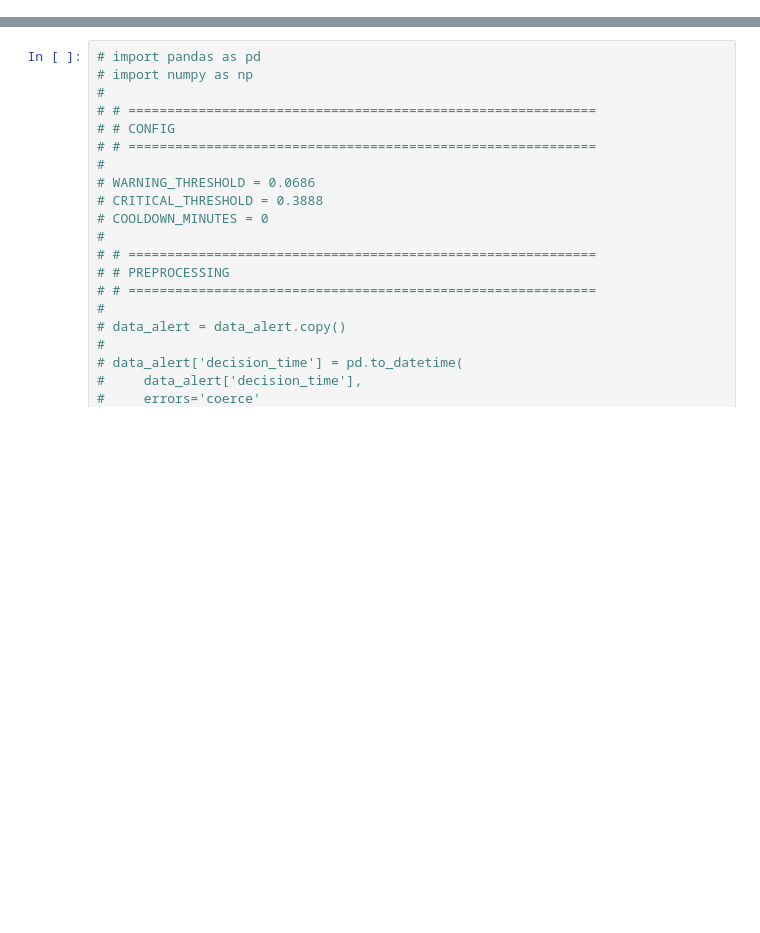
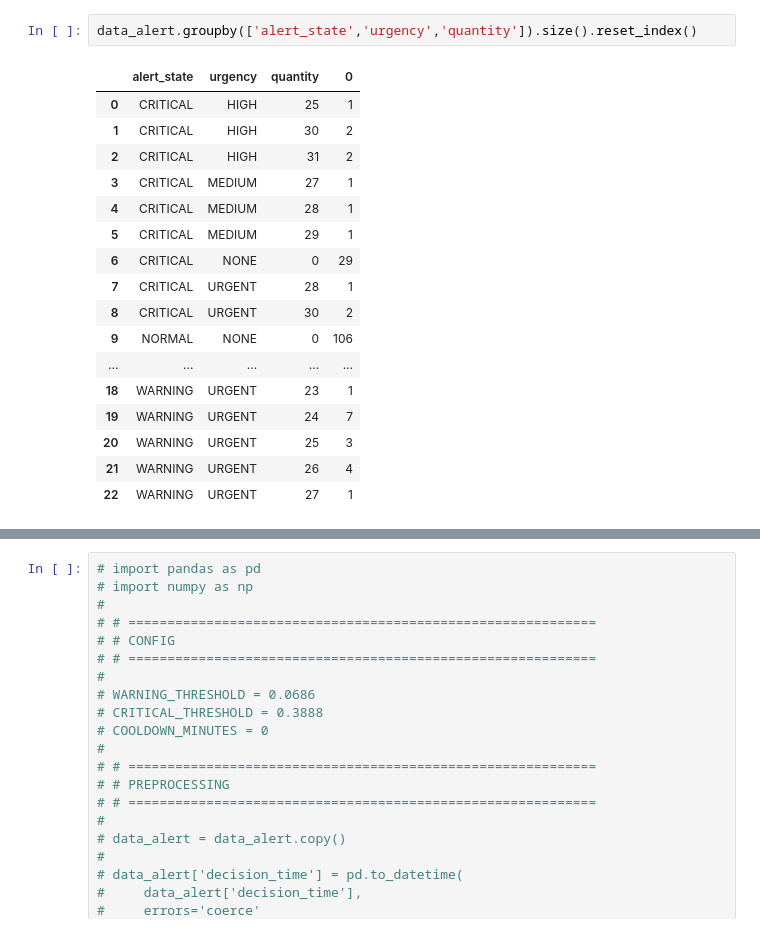
Before and after one commit to ZacFawkes/Cartcounting_model_forecast, a Jupyter notebook: backtest plot.ipynb, the cells around one changed output, grey strips where cells are left out. Drawn from its saved outputs; the diff is of its cells as text; blank space fills up the shorter version.

```diff
--- a/backtest plot.ipynb
+++ b/backtest plot.ipynb
@@ -35,2 +39,22 @@ data_alert
+# %%
+data_alert.groupby(['alert_state','urgency','quantity']).size().reset_index()
+# %% [output]
+|  | alert_state | urgency | quantity | 0 |
+| 0 | CRITICAL | HIGH | 25 | 1 |
+| 1 | CRITICAL | HIGH | 30 | 2 |
+| 2 | CRITICAL | HIGH | 31 | 2 |
+| 3 | CRITICAL | MEDIUM | 27 | 1 |
+| 4 | CRITICAL | MEDIUM | 28 | 1 |
+| 5 | CRITICAL | MEDIUM | 29 | 1 |
+| 6 | CRITICAL | NONE | 0 | 29 |
+| 7 | CRITICAL | URGENT | 28 | 1 |
+| 8 | CRITICAL | URGENT | 30 | 2 |
+| 9 | NORMAL | NONE | 0 | 106 |
+| ... | ... | ... | ... | ... |
+| 18 | WARNING | URGENT | 23 | 1 |
+| 19 | WARNING | URGENT | 24 | 7 |
+| 20 | WARNING | URGENT | 25 | 3 |
+| 21 | WARNING | URGENT | 26 | 4 |
+| 22 | WARNING | URGENT | 27 | 1 |
 # %%
 data_alert[
```
Also changed, not shown: parts of 15 cells of this notebook, 13 other files.
